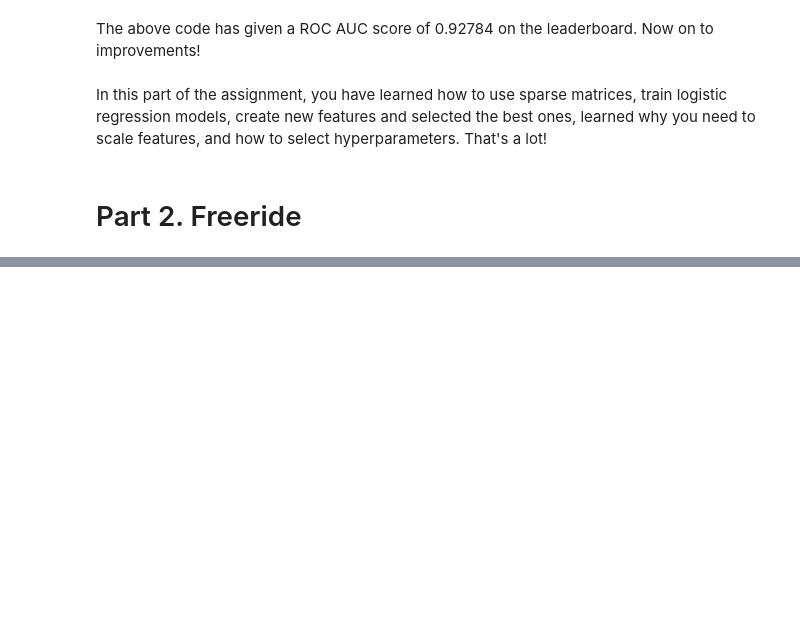
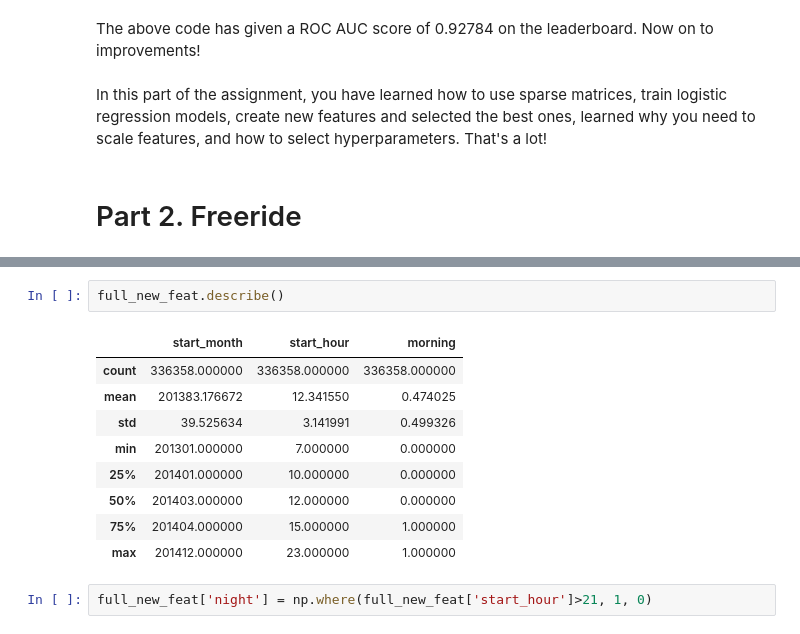
Before and after one commit to sitask/Spring2019_mlcourse.ai, a Jupyter notebook: assgn_2.ipynb, the cells around one changed output, grey strips where cells are left out. Saved outputs shown, nothing was run; the diff lists cells and outputs as text; blank space fills up the shorter version.

```diff
--- a/assgn_2.ipynb
+++ b/assgn_2.ipynb
@@ -791,3 +791,17 @@ When you get into Kaggle and Xgboost, you'll feel like that, and it's OK :)
 # Relax? Not yet
 
 That's it for this part of assignment 2. More credits will be given to the top 10 performers in this competition (from among current participants), check [course roadmap](https://mlcourse.ai/roadmap). Do not spoil the assignment and the competition - don't share high-performing kernels (with LB ROC AUC >= 0.95).
+# %%
+full_new_feat.describe()
+# %% [output]
+|  | start_month | start_hour | morning |
+| count | 336358.000000 | 336358.000000 | 336358.000000 |
+| mean | 201383.176672 | 12.341550 | 0.474025 |
+| std | 39.525634 | 3.141991 | 0.499326 |
+| min | 201301.000000 | 7.000000 | 0.000000 |
+| 25% | 201401.000000 | 10.000000 | 0.000000 |
+| 50% | 201403.000000 | 12.000000 | 0.000000 |
+| 75% | 201404.000000 | 15.000000 | 1.000000 |
+| max | 201412.000000 | 23.000000 | 1.000000 |
+# %%
+full_new_feat['night'] = np.where(full_new_feat['start_hour']>21, 1, 0)
```
Also changed, not shown: parts of 36 cells of this notebook.
